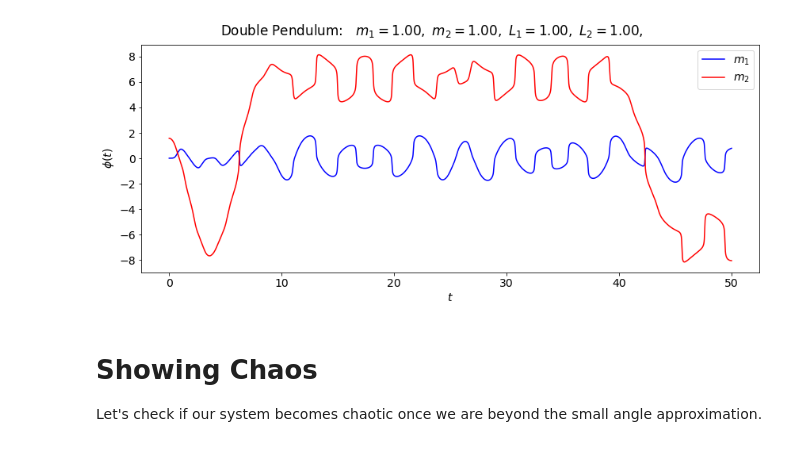
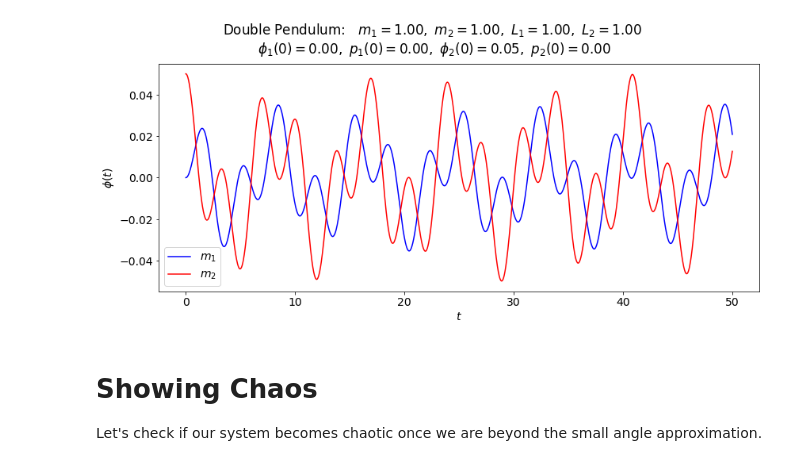
Before and after one commit to matthew-kusz/5300_final, a Jupyter notebook: Double_and_more_pendulum.ipynb, the cells around one changed output. Cells and saved outputs as stored; diff of their text form; code cells hidden in the pictures.

```diff
--- a/Double_and_more_pendulum.ipynb
+++ b/Double_and_more_pendulum.ipynb
@@ -95,14 +99,39 @@ class Pendulum():
         -------
 
         """
+        c1 = y[1]*y[3]*np.sin(y[0]-y[2])/(self.L1*self.L2*(self.m1+self.m2*np.sin(y[0]-y[2])**2))
+        c2 = np.cos(y[0]-y[2])*(self.L2**2*self.m2*y[1]**2+self.L1**2*(self.m1+self.m2)*y[3]**2 \
+             - 2.*self.L1*self.L2*self.m2*y[1]*y[3]*np.cos(y[0]-y[2]))*np.sin(y[0]-y[2]) \
+             / (self.L1**2*self.L2**2*(self.m1+self.m2*np.sin(y[0]-y[2])**2)**2)
+
+
+        """
         phi1_dot = (y[1]*self.m2*self.L2**2-y[3]*self.m2*self.L1*self.L2*np.cos(y[0]-y[2])) \
                      / (self.m2*self.L1**2*self.L2**2)*(self.m1+self.m2-self.m2*np.cos(y[0]-y[2])**2)
+
         phi2_dot = (self.L1**2*(self.m1+self.m2)*y[3]-self.m2*self.L1*self.L2*np.cos(y[0]-y[2])*y[1]) \
                      / (self.m2*self.L1**2*self.L2**2)*(self.m1+self.m2-self.m2*np.cos(y[0]-y[2])**2)
-        p_phi1_dot = self.m2*self.L1*self.L2*phi1_dot*phi2_dot*np.sin(y[0]-y[2])- \
-                   (self.m1+self.m2)*self.g*self.L1*np.sin(y[0])
-        p_phi2_dot = -self.m2*self.L1*self.L2*phi1_dot*phi2_dot*np.sin(y[0]-y[2]) - \
-                   self.m2*self.g*self.L2*np.sin(y[2])
+        """
+        phi1_dot = (y[1]*self.m2*self.L2**2-y[3]*self.m2*self.L1*self.L2*np.cos(y[0]-y[2])) \
+                     / ((self.m2*self.L1**2*self.L2**2)*(self.m1+self.m2-self.m2*np.cos(y[0]-y[2])**2))
+
+        phi2_dot = (self.L1**2*(self.m1+self.m2)*y[3]-self.m2*self.L1*self.L2*np.cos(y[0]-y[2])*y[1]) \
+                     / ((self.m2*self.L1**2*self.L2**2)*(self.m1+self.m2-self.m2*np.cos(y[0]-y[2])**2))
+        """
+        p_phi1_dot = c2-c1 - (self.m1+self.m2)*self.g*self.L1*np.sin(y[0])
+
+        p_phi2_dot = c1-c2 - self.m2*self.g*self.L2*np.sin(y[2])
+        """
+
+        p_phi1_dot = -(-self.L1*(self.m1+self.m2)*y[3]+self.L2*self.m2*y[1]*np.cos(y[0]-y[2])) * \
+                     (-self.L2*y[1]+self.L1*y[3]*np.cos(y[0]-y[2]))*np.sin(y[0]-y[2]) / \
+                     (self.L1**2*self.L2**2*(self.m1+self.m2*np.sin(y[0]-y[2])**2)**2) - \
+                     (self.m1+self.m2)*self.g*self.L1*np.sin(y[0])
+
+        p_phi2_dot = -(-self.L1*(self.m1+self.m2)*y[3]+self.L2*self.m2*y[1]*np.cos(y[0]-y[2])) * \
+                     (self.L2*y[1]-self.L1*y[3]*np.cos(y[0]-y[2]))*np.sin(y[0]-y[2]) / \
+                     (self.L1**2*self.L2**2*(self.m1+self.m2*np.sin(y[0]-y[2])**2)**2) - \
+                     self.m2*self.g*self.L2*np.sin(y[2])
 
 
         return [phi1_dot, p_phi1_dot, phi2_dot, p_phi2_dot]
@@ -172,7 +201,7 @@ g = 1.
 
 # Common plotting time (generate the full time then use slices)
 t_start = 0.
-t_end = 100.
+t_end = 150.
 delta_t = 0.001
 
 t_pts = np.arange(t_start, t_end+delta_t, delta_t)
@@ -182,7 +211,7 @@ p1 = Pendulum(m1=m1, m2=m2, L1=L1, L2=L2, g=g)
 # %%
 phi1_0 = 0.0
 p_phi1_0 = 0.
-phi2_0 = np.pi/2.
+phi2_0 = 0.05
 p_phi2_0 = 0.
 
 # Labels for individual plot axes
@@ -193,35 +222,40 @@ phi1, p_phi1, phi2, p_phi2 = p1.solve_ode(phi1_0, p_phi1_0, phi2_0, p_phi2_0, t_
 # %%
 # start the plot!
 fig = plt.figure(figsize=(12,5))
 overall_title = 'Double Pendulum:  ' + \
                 rf' $m_1 = {m1:.2f},$' + \
                 rf' $m_2 = {m2:.2f},$' + \
                 rf' $L_1 = {L1:.2f},$' + \
-                rf' $L_2 = {L2:.2f},$'
+                rf' $L_2 = {L2:.2f}$' + \
+                '\n' +\
+                rf' $\phi_1(0) = {phi1_0:.2f},$' + \
+                rf' $p_1(0) = {p_phi1_0:.2f},$' + \
+                rf' $\phi_2(0) = {phi2_0:.2f},$' + \
+                rf' $p_2(0) = {p_phi2_0:.2f}$'
 fig.suptitle(overall_title, va='baseline')
 
 ax_a = fig.add_subplot(1,1,1)
 
 start, stop = start_stop_indices(t_pts, 0., 50.)
 plot_y_vs_x(t_pts[start : stop], phi1[start : stop],
             axis_labels=theta_vs_time_labels,
             color='blue',
             label= '$m_1$',
             title=None,
             ax=ax_a)
 
 start, stop = start_stop_indices(t_pts, 0., 50.)
 plot_y_vs_x(t_pts[start : stop], phi2[start : stop],
             axis_labels=theta_vs_time_labels,
             color='red',
             label='$m_2$',
             title=None,
             ax=ax_a)
 
 fig.tight_layout()
 fig.savefig('Double_Pendulum.png', dpi = 200, bbox_inches='tight')  # always bbox_inches='tight'
 # %% [output]
-[figure, old version]
+[figure, new version]
 # %% [markdown]
 # Showing Chaos
 Let's check if our system becomes chaotic once we are beyond the small angle approximation.
```
Also changed, not shown: parts of 10 cells of this notebook, 9 other files.
